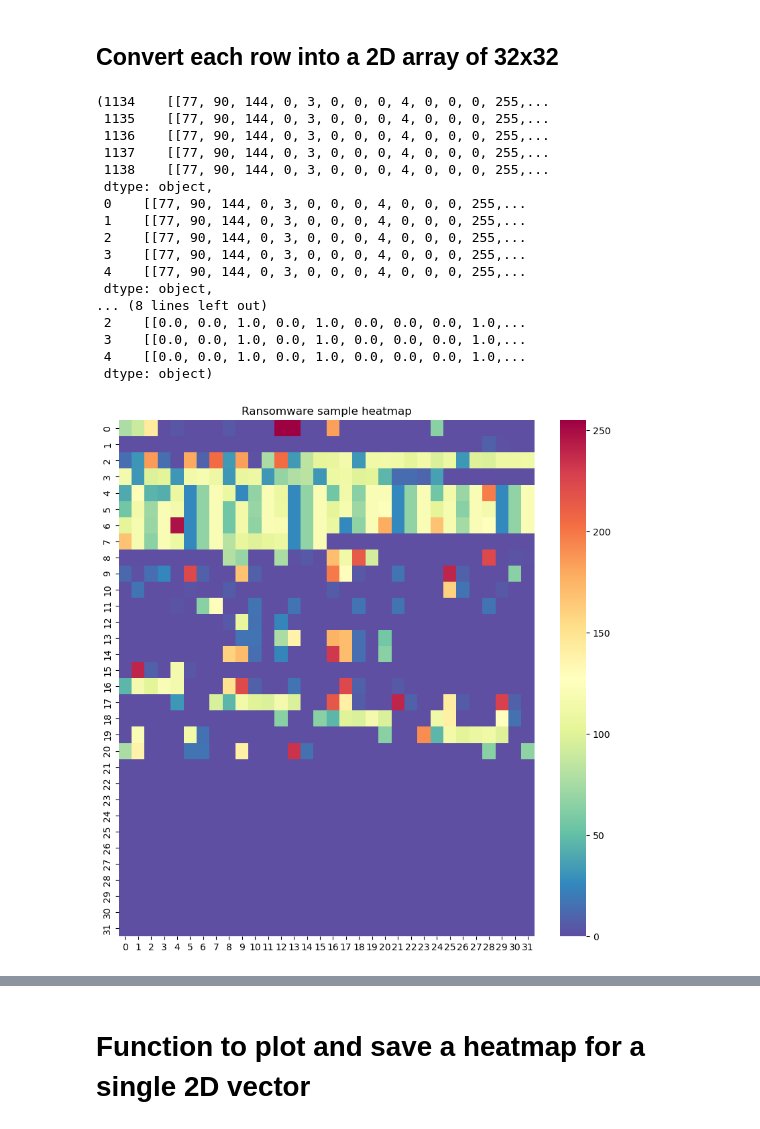
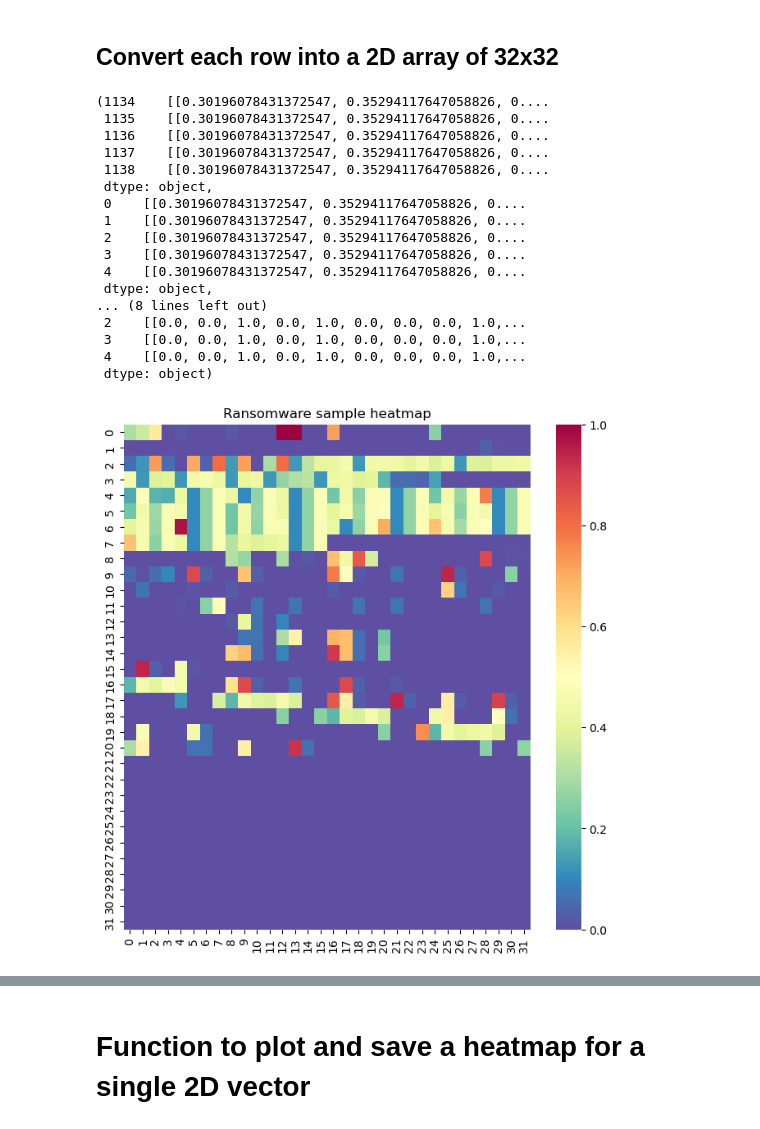
Before and after one commit to mrizkips/ransomware_visualization, a Jupyter notebook: pe_header_visualization.ipynb, the cells around one changed output, grey strips where cells are left out. Drawn from its saved outputs; the diff is of its cells as text; code cells hidden in the pictures.

```diff
--- a/pe_header_visualization.ipynb
+++ b/pe_header_visualization.ipynb
@@ -61,3 +99,8 @@ rans_features.head(), benign_features.head()
  [5 rows x 1024 columns])
 # %% [markdown]
 ## Normalize features to the range [0, 1]
+# %%
+rans_norm = rans_features.apply(lambda x: x / 255.0)
+benign_norm = benign_features.apply(lambda x: x / 255.0)
+
+print(rans_norm, benign_norm)
@@ -92,25 +155,25 @@ print(rans_features_normalized, benign_features_normalized)
 # %% [markdown]
 ## Convert each row into a 2D array of 32x32
 # %%
-rans_feature_2d = rans_features.apply(lambda x: x.values.reshape(32, 32), axis=1)
-benign_feature_2d = benign_features.apply(lambda x: x.values.reshape(32, 32), axis=1)
+rans_feature_2d = rans_norm.apply(lambda x: x.values.reshape(32, 32), axis=1)
+benign_feature_2d = benign_norm.apply(lambda x: x.values.reshape(32, 32), axis=1)
 
 rans_feature_normalized_2d = rans_features_normalized.apply(lambda x: x.values.reshape(32, 32), axis=1)
 benign_feature_normalized_2d = benign_features_normalized.apply(lambda x: x.values.reshape(32, 32), axis=1)
 
 rans_feature_2d.head(), benign_feature_2d.head(), rans_feature_normalized_2d.head(), benign_feature_normalized_2d.head()
 # %% [output]
-(1134    [[77, 90, 144, 0, 3, 0, 0, 0, 4, 0, 0, 0, 255,...
- 1135    [[77, 90, 144, 0, 3, 0, 0, 0, 4, 0, 0, 0, 255,...
- 1136    [[77, 90, 144, 0, 3, 0, 0, 0, 4, 0, 0, 0, 255,...
- 1137    [[77, 90, 144, 0, 3, 0, 0, 0, 4, 0, 0, 0, 255,...
- 1138    [[77, 90, 144, 0, 3, 0, 0, 0, 4, 0, 0, 0, 255,...
+(1134    [[0.30196078431372547, 0.35294117647058826, 0....
+ 1135    [[0.30196078431372547, 0.35294117647058826, 0....
+ 1136    [[0.30196078431372547, 0.35294117647058826, 0....
+ 1137    [[0.30196078431372547, 0.35294117647058826, 0....
+ 1138    [[0.30196078431372547, 0.35294117647058826, 0....
  dtype: object,
- 0    [[77, 90, 144, 0, 3, 0, 0, 0, 4, 0, 0, 0, 255,...
- 1    [[77, 90, 144, 0, 3, 0, 0, 0, 4, 0, 0, 0, 255,...
- 2    [[77, 90, 144, 0, 3, 0, 0, 0, 4, 0, 0, 0, 255,...
- 3    [[77, 90, 144, 0, 3, 0, 0, 0, 4, 0, 0, 0, 255,...
- 4    [[77, 90, 144, 0, 3, 0, 0, 0, 4, 0, 0, 0, 255,...
+ 0    [[0.30196078431372547, 0.35294117647058826, 0....
+ 1    [[0.30196078431372547, 0.35294117647058826, 0....
+ 2    [[0.30196078431372547, 0.35294117647058826, 0....
+ 3    [[0.30196078431372547, 0.35294117647058826, 0....
+ 4    [[0.30196078431372547, 0.35294117647058826, 0....
  dtype: object,
 ... (8 lines left out)
  2    [[0.0, 0.0, 1.0, 0.0, 1.0, 0.0, 0.0, 0.0, 1.0,...
@@ -120,13 +183,13 @@ rans_feature_2d.head(), benign_feature_2d.head(), rans_feature_normalized_2d.hea
 # %%
 def plot_heatmap(feature_2d, title):
     plt.figure(figsize=(8, 8))
-    sns.heatmap(feature_2d, cmap="Spectral_r", vmin=0, vmax=255, cbar=True)
+    sns.heatmap(feature_2d, cmap="Spectral_r", vmin=0, vmax=1, cbar=True)
     plt.title(title)
     plt.show()
 
 plot_heatmap(rans_feature_2d.iloc[0], title="Ransomware sample heatmap")
 # %% [output]
-[figure, old version]
+[figure, new version]
 # %%
 def plot_heatmap(feature_2d, title):
     plt.figure(figsize=(8, 8))
```
Also changed, not shown: parts of 5 cells of this notebook, 5 other files.
